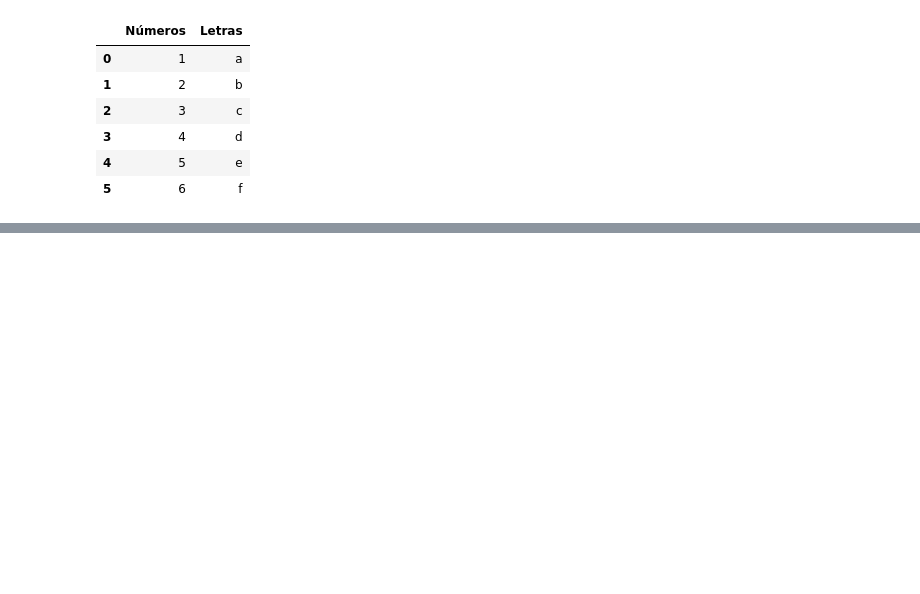
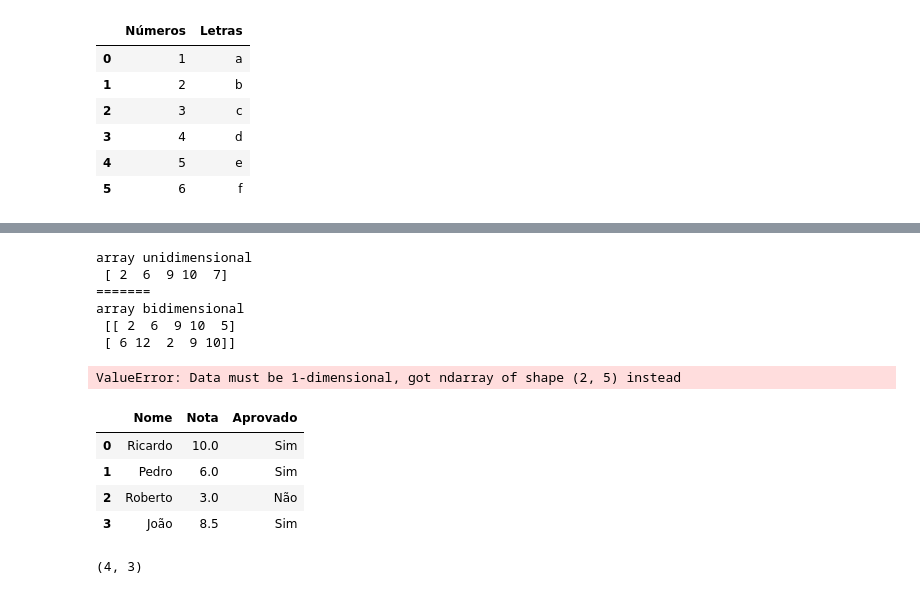
Before and after one commit to BrunoPPivetti/machine_learning_python, a Jupyter notebook: pandas.ipynb, the cells around one changed output, grey strips where cells are left out. Drawn from its saved outputs; the diff is of its cells as text; code cells hidden in the pictures; blank space fills up the shorter version.

```diff
--- a/pandas.ipynb
+++ b/pandas.ipynb
@@ -27,0 +61,33 @@ dados2.head(5)
+# %%
+array1 = np.array([2,6,9,10,7])
+array2 = np.array([[2,6,9,10,5],[6,12,2,9,10]])
+print('array unidimensional\n',array1)
+print('=======')
+print('array bidimensional\n',array2)
+# %% [output]
+array unidimensional
+ [ 2  6  9 10  7]
+=======
+array bidimensional
+ [[ 2  6  9 10  5]
+ [ 6 12  2  9 10]]
+# %%
+objeto2 = pd.Series(array2)
+print(objeto2)
+#erro itencional
+#não funciona com array bidimensional
+# %% [output]
+ValueError: Data must be 1-dimensional, got ndarray of shape (2, 5) instead
+# %%
+alunosDF.head()
+# %% [output]
+|  | Nome | Nota | Aprovado |
+| 0 | Ricardo | 10.0 | Sim |
+| 1 | Pedro | 6.0 | Sim |
+| 2 | Roberto | 3.0 | Não |
+| 3 | João | 8.5 | Sim |
+# %%
+#Número de linhas e número de colunas
+alunosDF.shape
+# %% [output]
+(4, 3)
```
Also changed, not shown: parts of 21 cells of this notebook.
